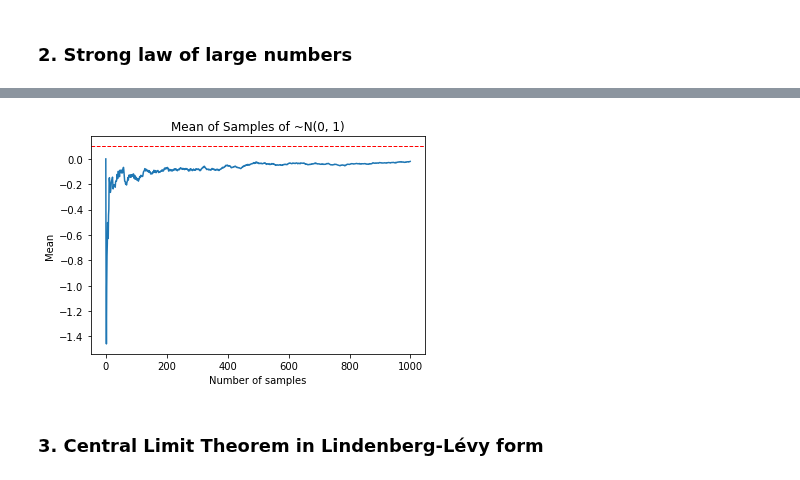
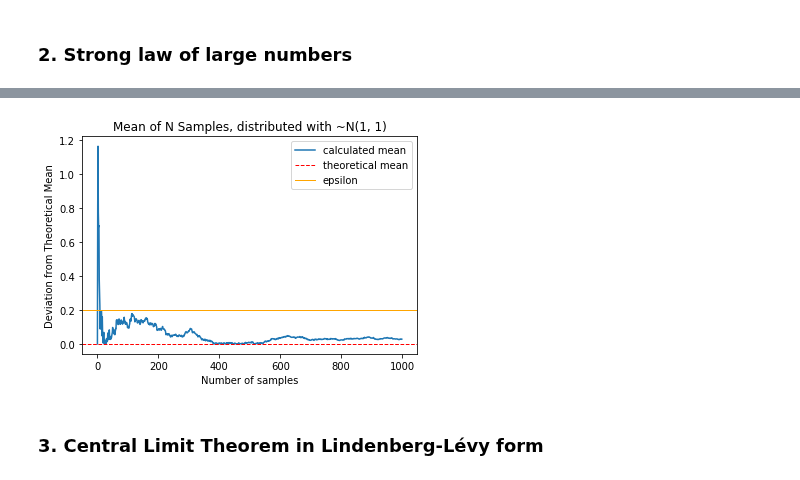
Before and after one commit to DorotheaMueller/statistics_assignments, a Jupyter notebook: ex_1.ipynb, the cells around one changed output, grey strips where cells are left out. Drawn from its saved outputs; the diff is of its cells as text; code cells hidden in the pictures.

```diff
--- a/ex_1.ipynb
+++ b/ex_1.ipynb
@@ -550,7 +550,7 @@ Y as defined the sum of 10 X² with X~N(0,1) follows a chi square distribution w
 # %% [markdown]
 ### 1. Weak law of large numbers
 # %%
-mean_ = 0
+mean_ = 1
 std_dev = 1
 
 n_samples = 1000
@@ -558,12 +558,15 @@ sample = np.random.normal(mean_, std_dev, n_samples)
 # Calculate mean for each additional sample.
 all_means = np.zeros(n_samples)
 for i in range(1, n_samples):
-    all_means[i] = np.mean(sample[:i])
+    all_means[i] = np.abs(np.mean(sample[:i]) - mean_)
+
+eps = 0.2
 
 plt.plot(all_means, label = 'calculated mean')
-plt.xlabel("Number of samples")
-plt.ylabel("Mean Values")
-plt.axhline(mean_, color='red', linestyle='dashed', linewidth=1, label = 'theoretical mean')
+plt.xlabel("Number of Samples")
+plt.ylabel("Deviation from Theoretical Mean")
+plt.axhline(mean_ - mean_, color='red', linestyle='dashed', linewidth=1, label = 'theoretical mean')
+plt.axhline(eps, color='orange', linewidth = 1, label = 'epsilon')
 plt.legend()
 plt.title(f"Mean of N Samples, distributed with ~N({mean_}, {std_dev})");
 # %% [output]
@@ -577,13 +577,0 @@ This can also be shown in another way (although it is easier to see the converge
-# %%
-# Chose Gaussian distribution as an example function.
-all_n = [10, 1000, 10000, 100000]
-
-fig, axs = plt.subplots(1, len(all_n), figsize = (15, 5), sharex =True)
-
-for i, ax in enumerate(axs.ravel()):
-    sample = np.random.normal(mean_, std_dev, all_n[i])
-    ax.hist(sample)
-    ax.axvline(sample.mean(), color='red', linestyle='dashed', linewidth=1)
-    ax.set_title(f"Sampling with N = {all_n[i]}")
-    print(f"Sampling with N = {all_n[i]}, sample mean = {np.mean(sample)}")
-plt.suptitle(f"Sampling for Gaussian ~N({mean_}, {std_dev})");
@@ -602,23 +582,24 @@ The sample means (see output, respectively) get closer to the true mean 0 for a
 # %%
-mean_ = 0
+mean_ = 1
 std_dev = 1
-eps = 0.1
-# eps_2 =
 
 n_samples = 1000
 sample = np.random.normal(mean_, std_dev, n_samples)
 # Calculate mean for each additional sample.
 all_means = np.zeros(n_samples)
 for i in range(1, n_samples):
-    all_means[i] = np.mean(sample[:i])
+    all_means[i] = np.abs(np.mean(sample[:i]) - mean_)
 
-plt.plot(all_means)
+
+plt.plot(all_means, label = 'calculated mean')
 plt.xlabel("Number of samples")
-plt.ylabel("Mean")
-plt.axhline(eps, color='red', linestyle='dashed', linewidth=1)
-plt.title(f"Mean of Samples of ~N({mean_}, {std_dev})");
+plt.ylabel("Deviation from Theoretical Mean")
+plt.axhline(mean_ - mean_, color='red', linestyle='dashed', linewidth=1, label = 'theoretical mean')
+plt.axhline(eps, color='orange', linewidth = 1, label = 'epsilon')
+plt.legend()
+plt.title(f"Mean of N Samples, distributed with ~N({mean_}, {std_dev})");
 # %% [output]
-[figure, old version]
+[figure, new version]
 # %% [markdown]
 ### 3. Central Limit Theorem in Lindenberg-Lévy form
 # %%
```
Also changed, not shown: parts of 7 cells of this notebook.
